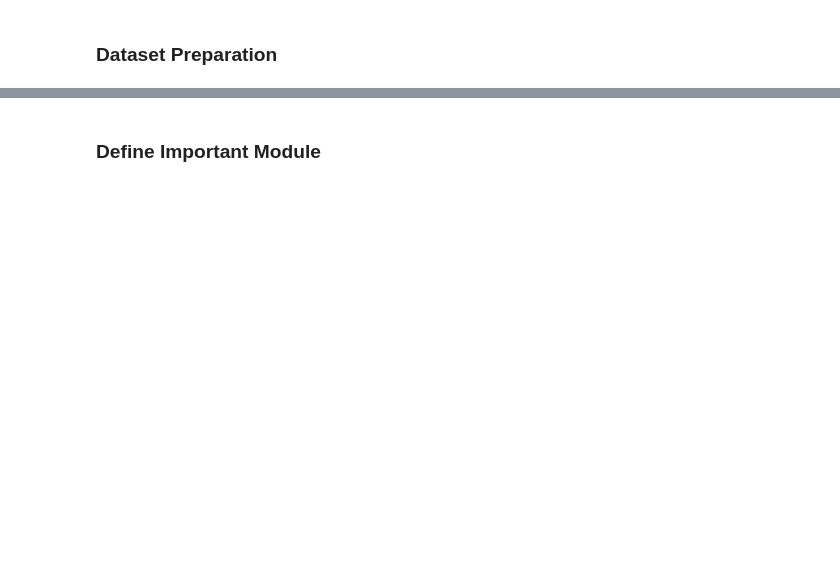
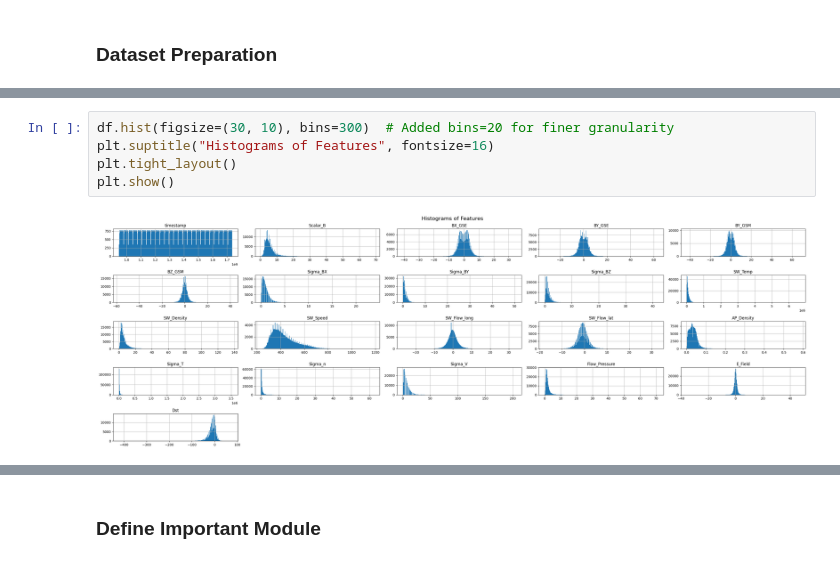
Before and after one commit to FalightSK/SpaceScienceXAI, a Jupyter notebook: experiment.ipynb, the cells around one changed output, grey strips where cells are left out. Saved outputs shown, nothing was run; the diff lists cells and outputs as text; blank space fills up the shorter version.

```diff
--- a/experiment.ipynb
+++ b/experiment.ipynb
@@ -22,0 +28,7 @@ df.head()
+# %%
+df.hist(figsize=(30, 10), bins=300)  # Added bins=20 for finer granularity
+plt.suptitle("Histograms of Features", fontsize=16)
+plt.tight_layout()
+plt.show()
+# %% [output]
+[figure, added]
```
Also changed, not shown: parts of 17 cells of this notebook, 16 other files.
